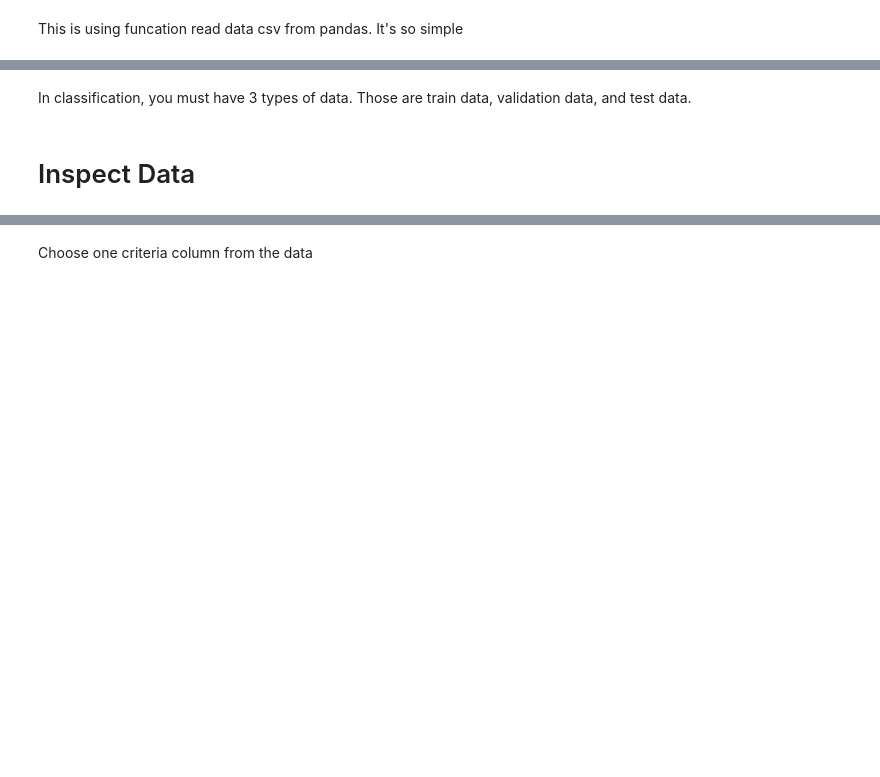
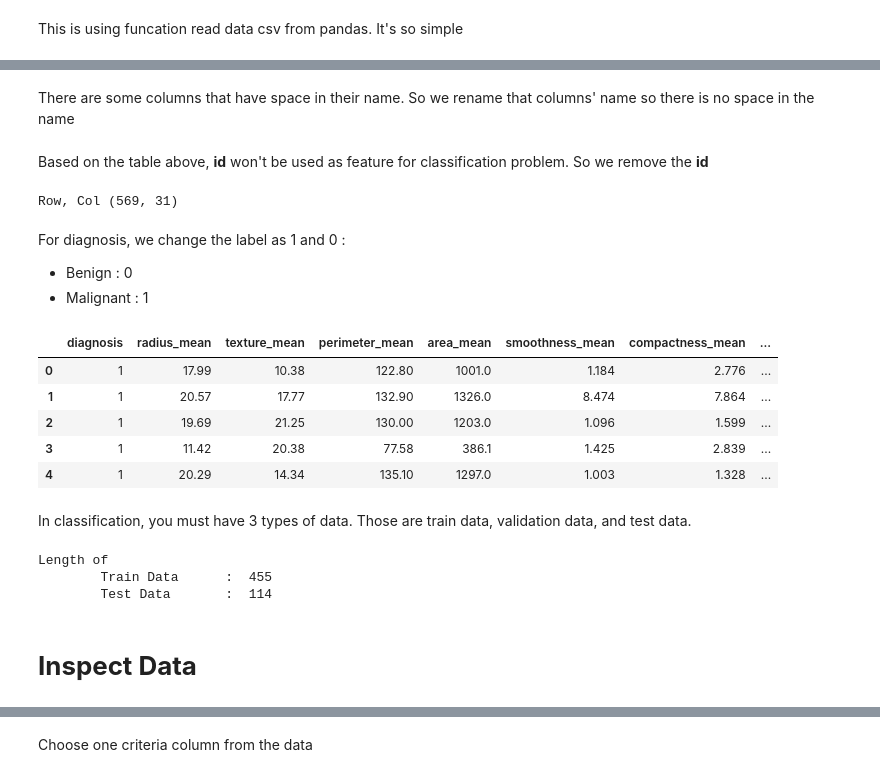
Before and after one commit to kvnchandra/ml-assignment-bangkit, a Jupyter notebook: main.ipynb, the cells around one changed output, grey strips where cells are left out. Cells and saved outputs as stored; diff of their text form; code cells hidden in the pictures; blank space fills up the shorter version.

```diff
--- a/main.ipynb
+++ b/main.ipynb
@@ -57,0 +86,2 @@ dataframe.head()
+# %% [markdown]
+There are some columns that have space in their name. So we rename that columns' name so there is no space in the name
@@ -58,11 +93,39 @@ dataframe.head()
+# %% [markdown]
+Based on the table above, **id** won't be used as feature for classification problem. So we remove the **id**
+# %%
+dataframe.drop('id', axis=1, inplace=True)  # dropping the 'id' column
+
+print("Row, Col", dataframe.shape)          # (row,col)
+# %% [output]
+Row, Col (569, 31)
+# %% [markdown]
+For diagnosis, we change the label as 1 and 0 :
+- Benign : 0
+- Malignant : 1
+# %%
+dataframe['diagnosis'] = dataframe['diagnosis'].map({'M':1, 'B':0})
+
+dataframe.head()
+# %% [output]
+|  | diagnosis | radius_mean | texture_mean | perimeter_mean | area_mean | smoothness_mean | compactness_mean | ... |
+| 0 | 1 | 17.99 | 10.38 | 122.80 | 1001.0 | 1.184 | 2.776 | ... |
+| 1 | 1 | 20.57 | 17.77 | 132.90 | 1326.0 | 8.474 | 7.864 | ... |
+| 2 | 1 | 19.69 | 21.25 | 130.00 | 1203.0 | 1.096 | 1.599 | ... |
+| 3 | 1 | 11.42 | 20.38 | 77.58 | 386.1 | 1.425 | 2.839 | ... |
+| 4 | 1 | 20.29 | 14.34 | 135.10 | 1297.0 | 1.003 | 1.328 | ... |
 # %% [markdown]
 In classification, you must have 3 types of data. Those are train data, validation data, and test data.
 # %%
-# Separate data into 3 types
-train, test = train_test_split(dataframe, test_size=0.2)
-train, val = train_test_split(train, test_size=0.2)
+# First, separate data into 2 types
+train, test = train_test_split(dataframe,
+                               test_size=0.2,
+                               stratify=dataframe['diagnosis'])     # split data into same ratio based on diagnosis
+
 print('Length of\n\tTrain Data\t: ', len(train),
-      '\n\tValidation Data\t: ', len(val),
       '\n\tTest Data\t: ', len(test))
+# %% [output]
+Length of
+        Train Data      :  455
+        Test Data       :  114
 # %% [markdown]
-# Inspect Data
+# **Inspect Data**
```
Also changed, not shown: parts of 23 cells of this notebook.
